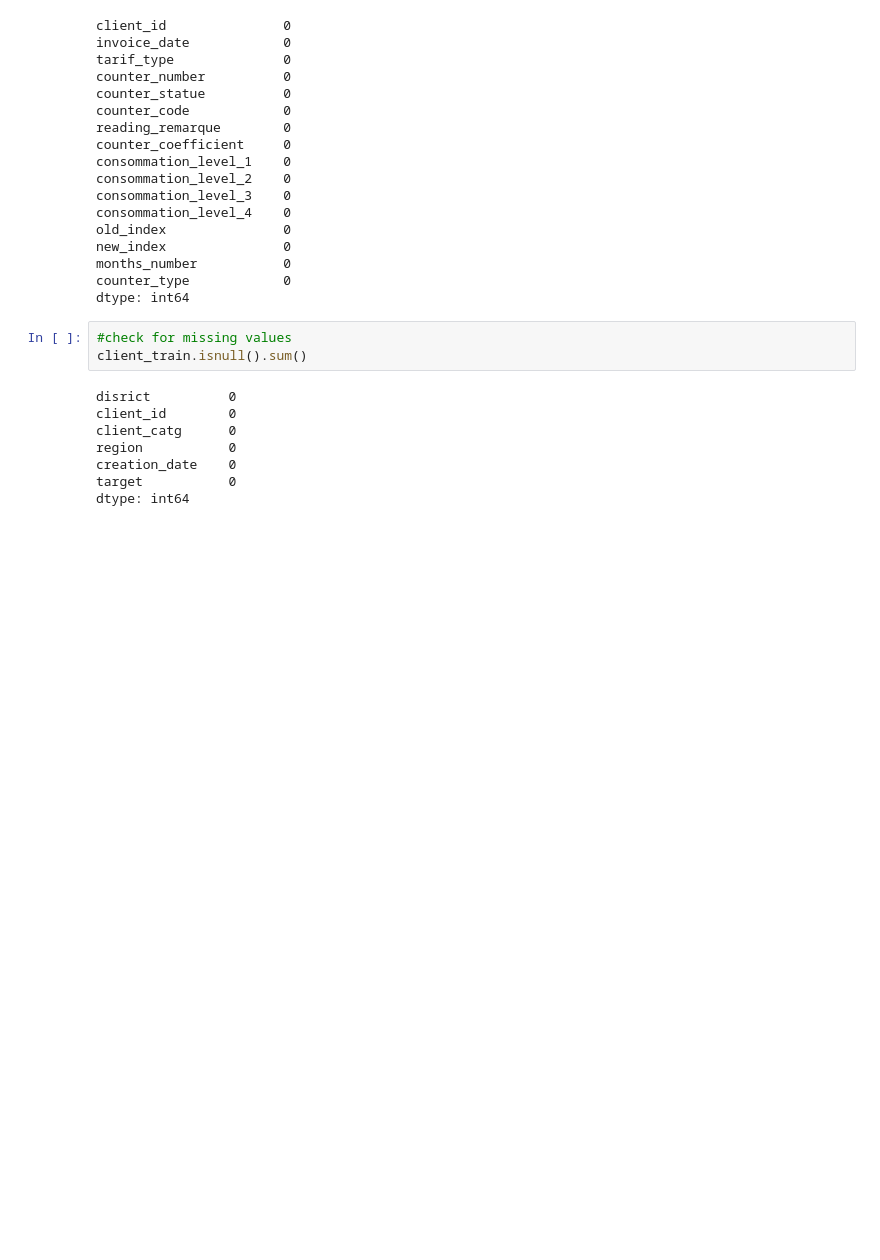
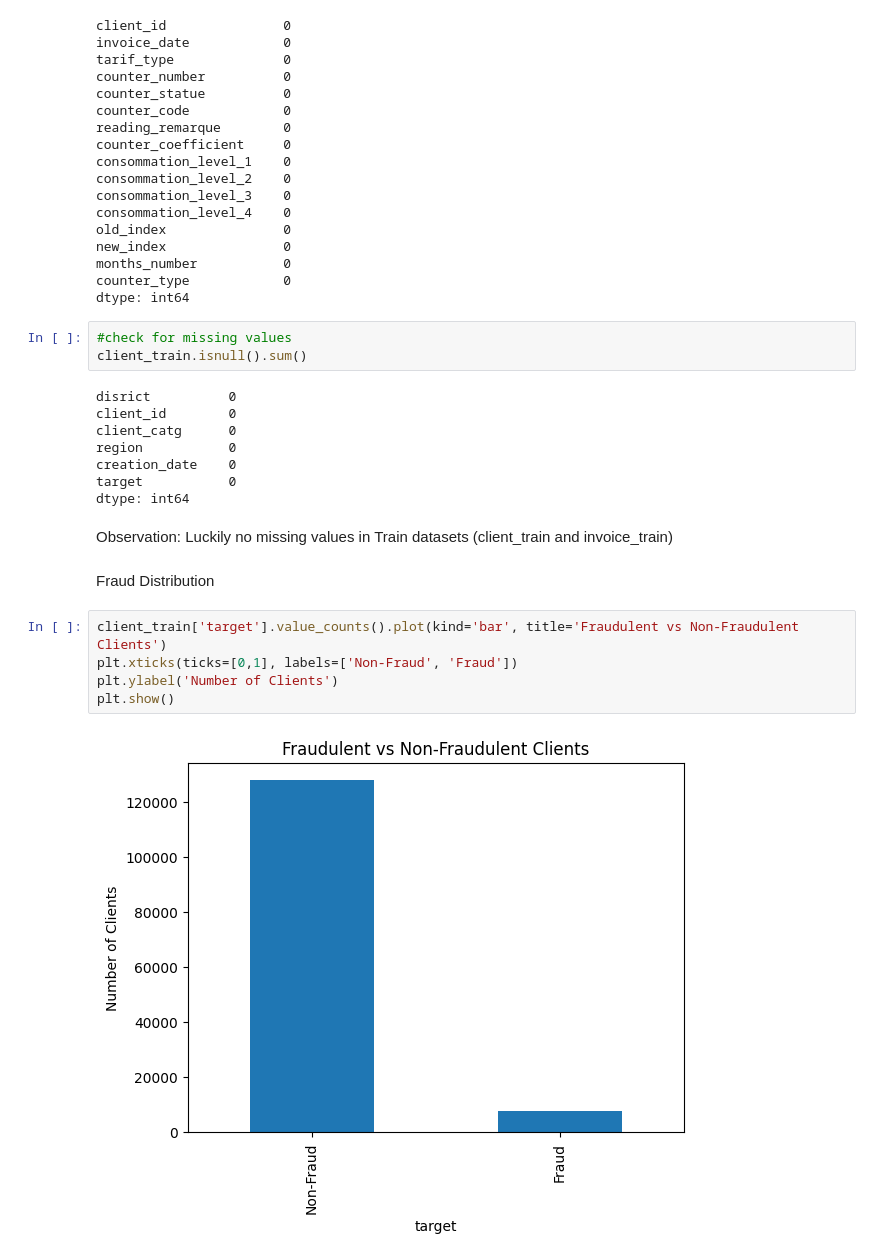
Before and after one commit to Victor-Osei/Fraud-Detection-in-Electricity-and-Gas-Consumption-STEG_Tunisia, a Jupyter notebook: notebook/fraud_detection.ipynb, the cells around one changed output. Cells and saved outputs as stored; diff of their text form; blank space fills up the shorter version.

```diff
--- a/notebook/fraud_detection.ipynb
+++ b/notebook/fraud_detection.ipynb
@@ -241,3 +241,14 @@ region           0
 creation_date    0
 target           0
 dtype: int64
+# %% [markdown]
+Observation: Luckily no missing values in Train datasets (client_train and invoice_train)
+# %% [markdown]
+Fraud Distribution
+# %%
+client_train['target'].value_counts().plot(kind='bar', title='Fraudulent vs Non-Fraudulent Clients')
+plt.xticks(ticks=[0,1], labels=['Non-Fraud', 'Fraud'])
+plt.ylabel('Number of Clients')
+plt.show()
+# %% [output]
+[figure, added]
```
Also changed, not shown: parts of 1 cell of this notebook.
